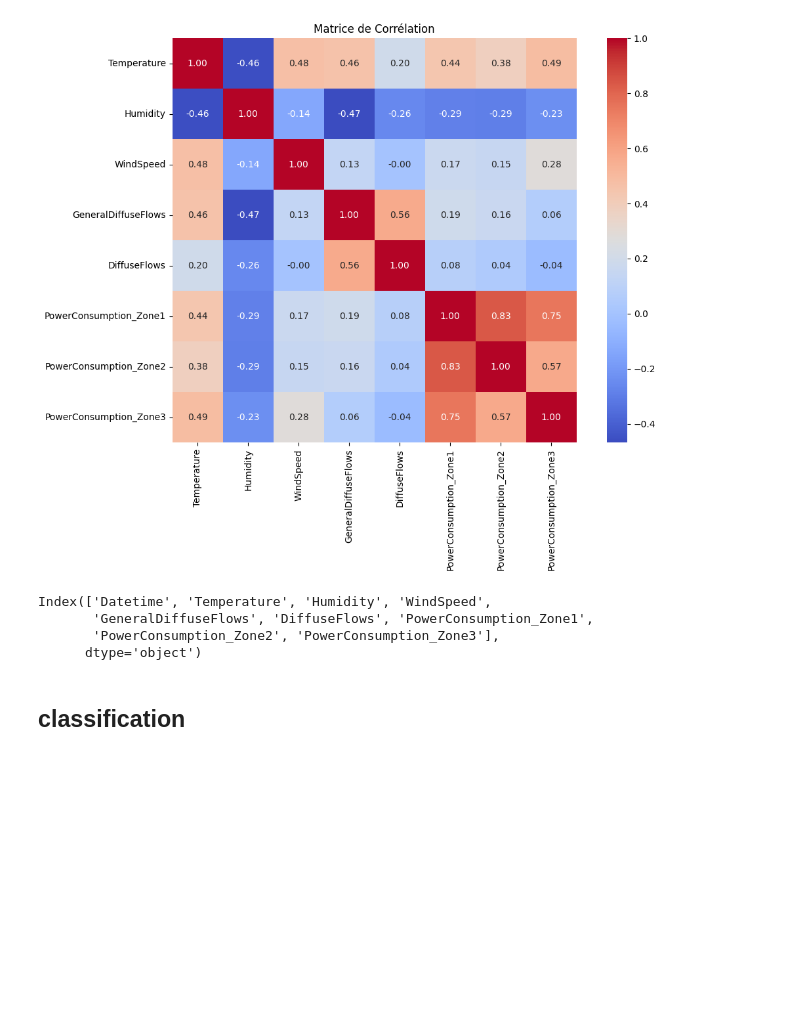
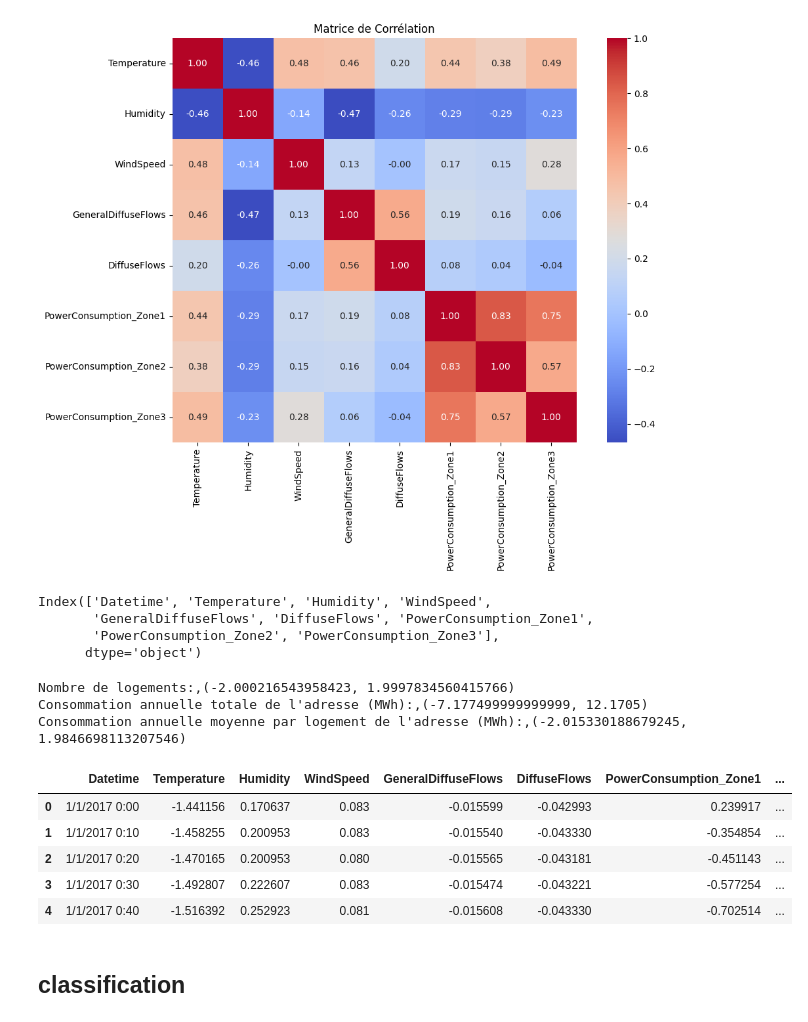
Before and after one commit to JulesNpro/projet-industriel-simplon, a Jupyter notebook: notebooks/data_cleaning.ipynb, the cells around one changed output. Saved outputs shown, nothing was run; the diff lists cells and outputs as text; code cells hidden in the pictures; blank space fills up the shorter version.

```diff
--- a/notebooks/data_cleaning.ipynb
+++ b/notebooks/data_cleaning.ipynb
@@ -234,7 +234,20 @@ Index(['Datetime', 'Temperature', 'Humidity', 'WindSpeed',
        'PowerConsumption_Zone2', 'PowerConsumption_Zone3'],
       dtype='object')
 # %%
-print(f"Nombre de logements:,{determine_outlier_thresholds_iqr(data, "humidity")}")
+print(f"Nombre de logements:,{determine_outlier_thresholds_iqr(data, "Humidity")}")
 print(f"Consommation annuelle totale de l'adresse (MWh):,{determine_outlier_thresholds_iqr(data, "WindSpeed")}")
 print(f"Consommation annuelle moyenne par logement de l'adresse (MWh):,{determine_outlier_thresholds_iqr(data, "Temperature")}")
-# print(f"moyenne de la commune (MWh):,{determine_outlier_thresholds_iqr(data, "Consommation annuelle moyenne de la commune (MWh)")}")
+#print(f"moyenne de la commune (MWh):,{determine_outlier_thresholds_iqr(data, "Consommation annuelle moyenne de la commune (MWh)")}")
+# %% [output]
+Nombre de logements:,(-2.000216543958423, 1.9997834560415766)
+Consommation annuelle totale de l'adresse (MWh):,(-7.177499999999999, 12.1705)
+Consommation annuelle moyenne par logement de l'adresse (MWh):,(-2.015330188679245, 1.9846698113207546)
+# %%
+data.head()
+# %% [output]
+|  | Datetime | Temperature | Humidity | WindSpeed | GeneralDiffuseFlows | DiffuseFlows | PowerConsumption_Zone1 | ... |
+| 0 | 1/1/2017 0:00 | -1.441156 | 0.170637 | 0.083 | -0.015599 | -0.042993 | 0.239917 | ... |
+| 1 | 1/1/2017 0:10 | -1.458255 | 0.200953 | 0.083 | -0.015540 | -0.043330 | -0.354854 | ... |
+| 2 | 1/1/2017 0:20 | -1.470165 | 0.200953 | 0.080 | -0.015565 | -0.043181 | -0.451143 | ... |
+| 3 | 1/1/2017 0:30 | -1.492807 | 0.222607 | 0.083 | -0.015474 | -0.043221 | -0.577254 | ... |
+| 4 | 1/1/2017 0:40 | -1.516392 | 0.252923 | 0.081 | -0.015608 | -0.043330 | -0.702514 | ... |
```
Also changed, not shown: parts of 17 cells of this notebook, 4 other files.
